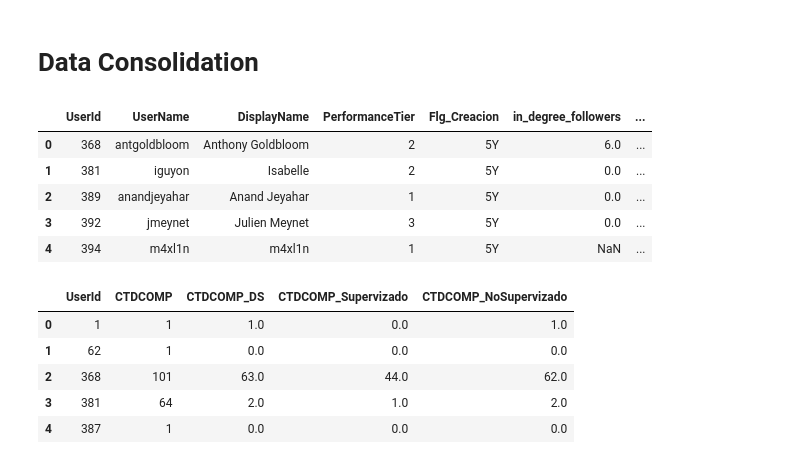
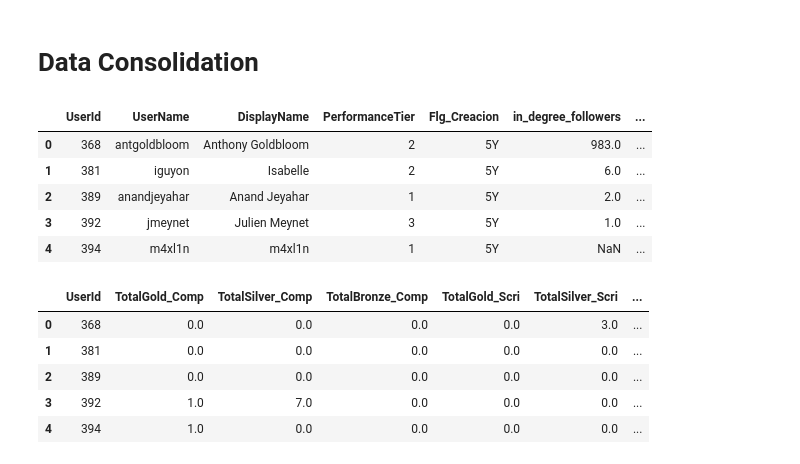
Before and after one commit to jsuasnabarh/kaggle-network-analysis, a Jupyter notebook: notebooks/05_UserDataframe.ipynb, the cells around one changed output. Cells and saved outputs as stored; diff of their text form; code cells hidden in the pictures.

```diff
--- a/notebooks/05_UserDataframe.ipynb
+++ b/notebooks/05_UserDataframe.ipynb
@@ -25,21 +26,23 @@ sns.set(rc={'figure.figsize':(11.7,8.27)})
 # Data Consolidation
 # %%
 df_net_metrics = pd.read_csv(r"../data/interim/UserNetworksMetrics.csv")
+df_net_metrics["UserId"] = df_net_metrics["UserId"].astype(str)
 df_net_metrics.head()
 # %% [output]
 |  | UserId | UserName | DisplayName | PerformanceTier | Flg_Creacion | in_degree_followers | ... |
-| 0 | 368 | antgoldbloom | Anthony Goldbloom | 2 | 5Y | 6.0 | ... |
-| 1 | 381 | iguyon | Isabelle | 2 | 5Y | 0.0 | ... |
-| 2 | 389 | anandjeyahar | Anand Jeyahar | 1 | 5Y | 0.0 | ... |
-| 3 | 392 | jmeynet | Julien Meynet | 3 | 5Y | 0.0 | ... |
+| 0 | 368 | antgoldbloom | Anthony Goldbloom | 2 | 5Y | 983.0 | ... |
+| 1 | 381 | iguyon | Isabelle | 2 | 5Y | 6.0 | ... |
+| 2 | 389 | anandjeyahar | Anand Jeyahar | 1 | 5Y | 2.0 | ... |
+| 3 | 392 | jmeynet | Julien Meynet | 3 | 5Y | 1.0 | ... |
 | 4 | 394 | m4xl1n | m4xl1n | 1 | 5Y | NaN | ... |
 # %%
-df_user_att = pd.read_csv(r"../data/interim/UserAttributes.csv")
-df_user_att.head()
+df_user_achi = pd.read_csv(r"../data/interim/UserAchievements.csv")
+df_user_achi["UserId"] = df_user_achi["UserId"].astype(str)
+df_user_achi.head()
 # %% [output]
-|  | UserId | CTDCOMP | CTDCOMP_DS | CTDCOMP_Supervizado | CTDCOMP_NoSupervizado |
-| 0 | 1 | 1 | 1.0 | 0.0 | 1.0 |
-| 1 | 62 | 1 | 0.0 | 0.0 | 0.0 |
-| 2 | 368 | 101 | 63.0 | 44.0 | 62.0 |
-| 3 | 381 | 64 | 2.0 | 1.0 | 2.0 |
-| 4 | 387 | 1 | 0.0 | 0.0 | 0.0 |
+|  | UserId | TotalGold_Comp | TotalSilver_Comp | TotalBronze_Comp | TotalGold_Scri | TotalSilver_Scri | ... |
+| 0 | 368 | 0.0 | 0.0 | 0.0 | 0.0 | 3.0 | ... |
+| 1 | 381 | 0.0 | 0.0 | 0.0 | 0.0 | 0.0 | ... |
+| 2 | 389 | 0.0 | 0.0 | 0.0 | 0.0 | 0.0 | ... |
+| 3 | 392 | 1.0 | 7.0 | 0.0 | 0.0 | 0.0 | ... |
+| 4 | 394 | 1.0 | 0.0 | 0.0 | 0.0 | 0.0 | ... |
```
Also changed, not shown: parts of 27 cells of this notebook, 5 other files.
